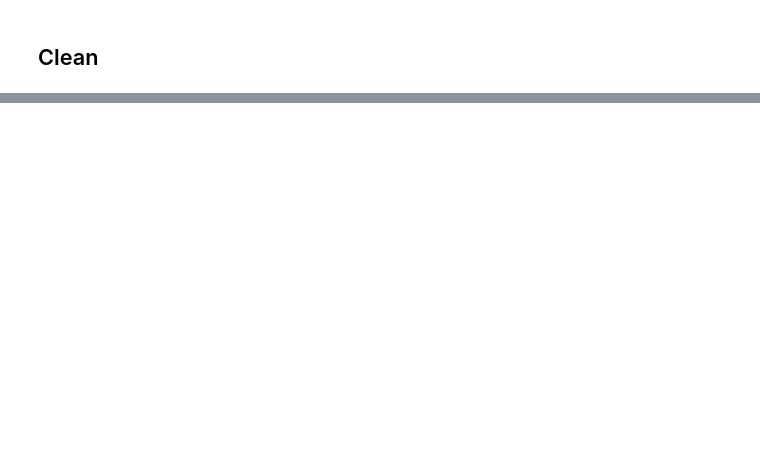
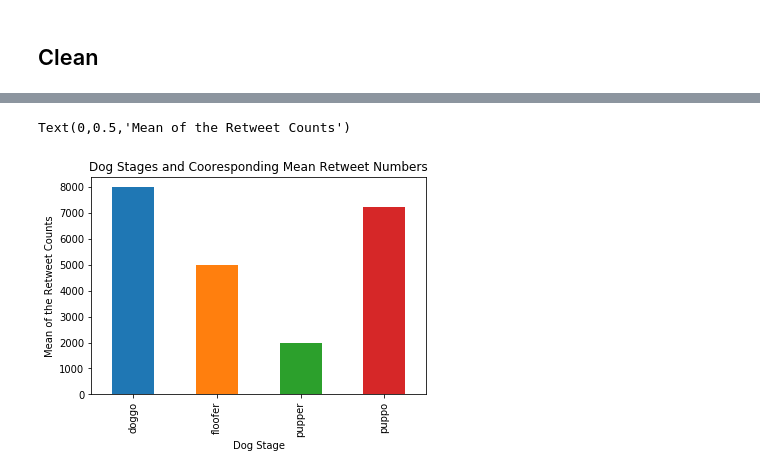
Before and after one commit to kf-wong/prj_wrangle_and_analyze_data, a Jupyter notebook: wrangle_act.ipynb, the cells around one changed output, grey strips where cells are left out. Saved outputs shown, nothing was run; the diff lists cells and outputs as text; code cells hidden in the pictures; blank space fills up the shorter version.

```diff
--- a/wrangle_act.ipynb
+++ b/wrangle_act.ipynb
@@ -657,0 +1107,10 @@ memory usage: 484.9+ KB
+# %%
+# Generate the bar chart to show the reteet number of each stage (where stage value is not none)
+twitter_archive_master.query('dog_stage!="None"').groupby('dog_stage')['retweet_count'].mean().plot('bar')
+# Set title and x, y label
+plt.title('Dog Stages and Cooresponding Mean Retweet Numbers')
+plt.xlabel('Dog Stage')
+plt.ylabel('Mean of the Retweet Counts')
+# %% [output]
+Text(0,0.5,'Mean of the Retweet Counts')
+[figure, added]
```
Also changed, not shown: parts of 205 cells of this notebook, 20 other files.
